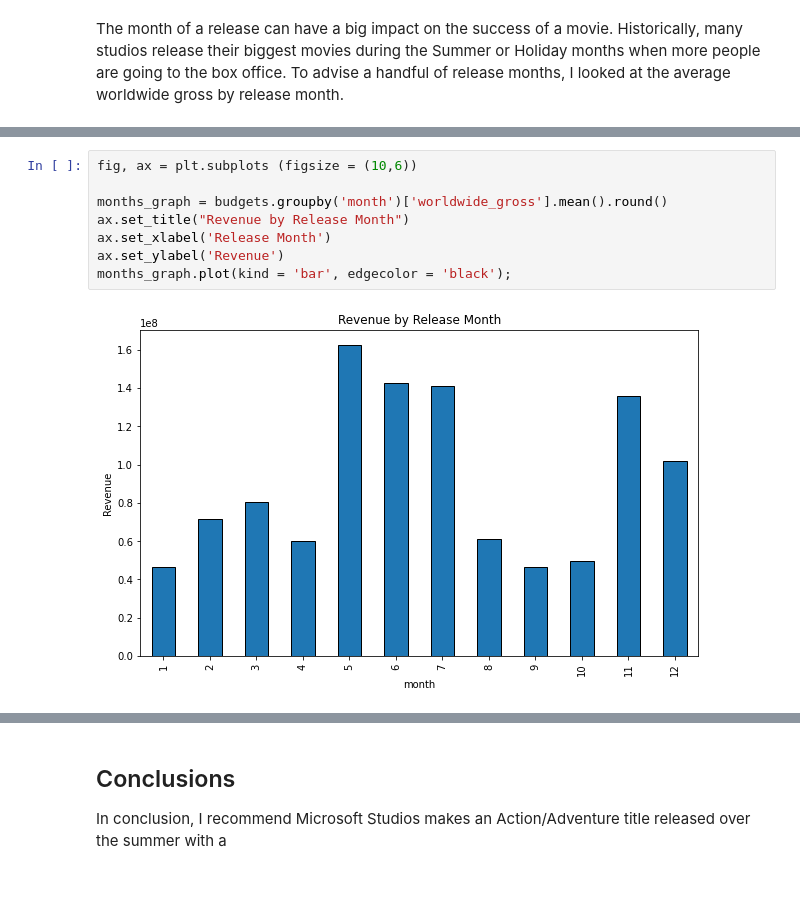
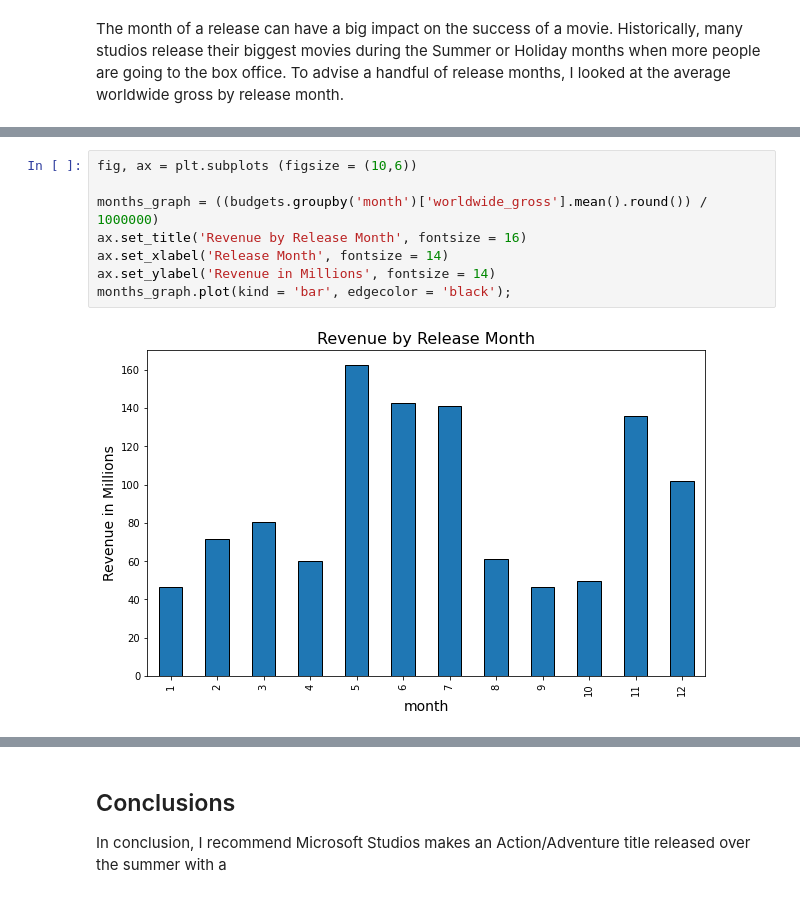
Before and after one commit to Drabb16/Microsoft-Studio-Analysis, a Jupyter notebook: MicrosoftStudioAnalysis.ipynb, the cells around one changed output, grey strips where cells are left out. Saved outputs shown, nothing was run; the diff lists cells and outputs as text.

```diff
--- a/MicrosoftStudioAnalysis.ipynb
+++ b/MicrosoftStudioAnalysis.ipynb
@@ -304,13 +286,13 @@ with plt.style.context('seaborn-whitegrid'):
 # %%
 fig, ax = plt.subplots (figsize = (10,6))
 
-months_graph = budgets.groupby('month')['worldwide_gross'].mean().round()
-ax.set_title("Revenue by Release Month")
-ax.set_xlabel('Release Month')
-ax.set_ylabel('Revenue')
+months_graph = ((budgets.groupby('month')['worldwide_gross'].mean().round()) / 1000000)
+ax.set_title('Revenue by Release Month', fontsize = 16)
+ax.set_xlabel('Release Month', fontsize = 14)
+ax.set_ylabel('Revenue in Millions', fontsize = 14)
 months_graph.plot(kind = 'bar', edgecolor = 'black');
 # %% [output]
-[figure, old version]
+[figure, new version]
 # %%
 fig, ax = plt.subplots (figsize = (10,6))
 genrepop_graph = genre_explode.groupby('genres')['numvotes'].mean().sort_values(ascending = False)
```
Also changed, not shown: parts of 18 cells of this notebook.
